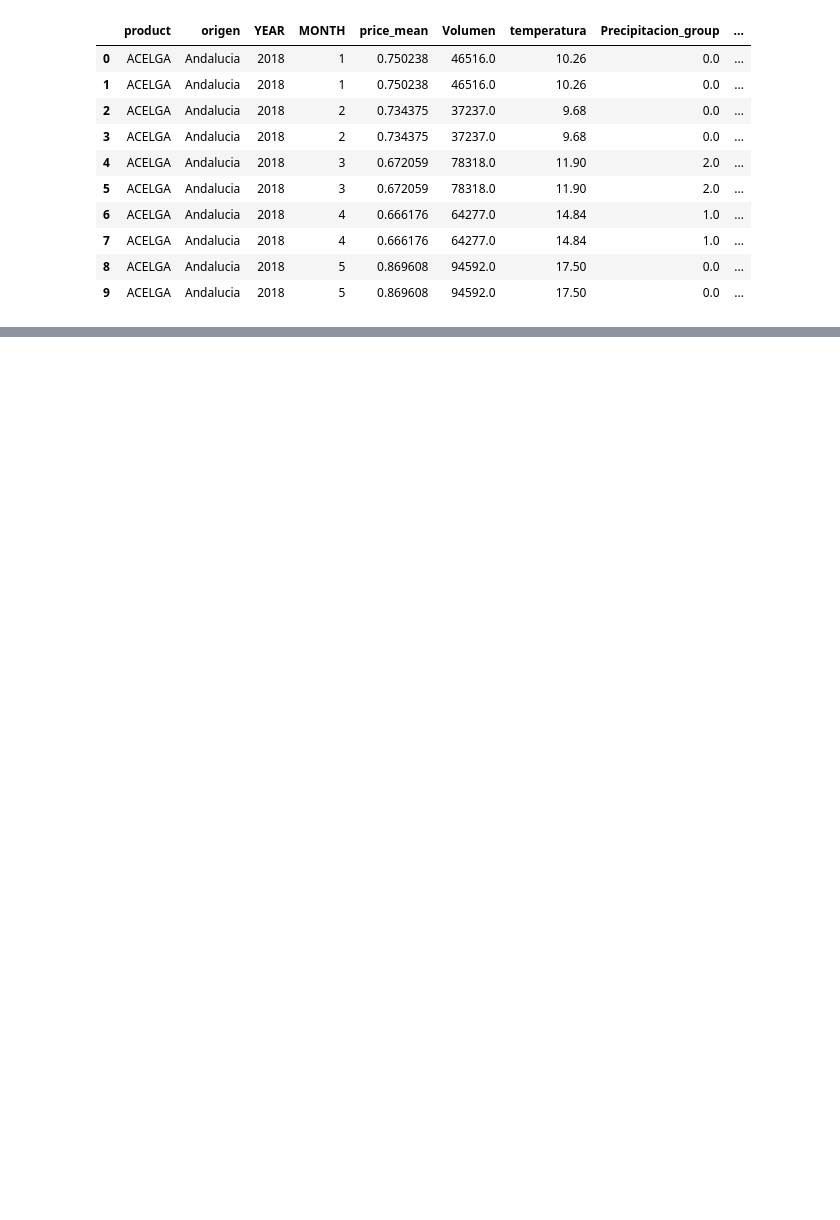
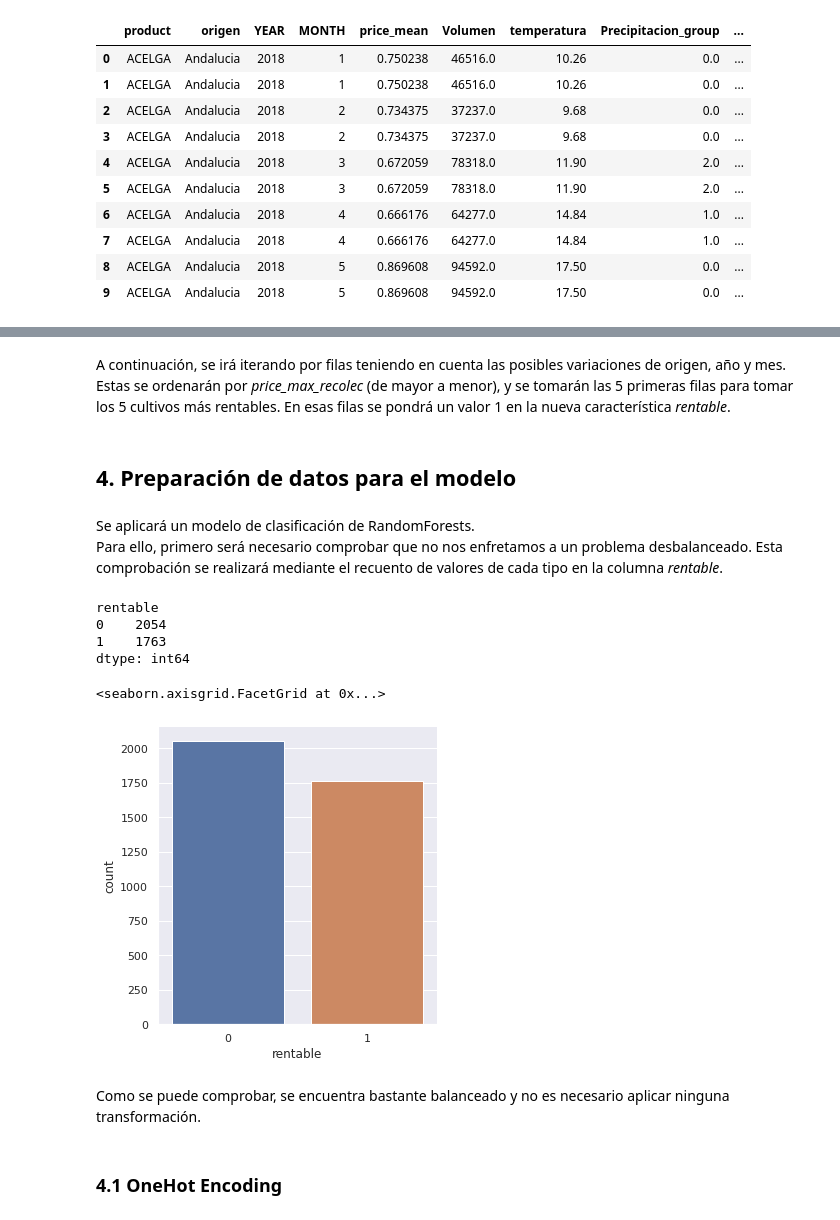
Before and after one commit to Laura-VFA/DataMining-21-22, a Jupyter notebook: DM_Entrega3.ipynb, the cells around one changed output, grey strips where cells are left out. Saved outputs shown, nothing was run; the diff lists cells and outputs as text; code cells hidden in the pictures; blank space fills up the shorter version.

```diff
--- a/DM_Entrega3.ipynb
+++ b/DM_Entrega3.ipynb
@@ -109,2 +122,2 @@ for index in agroanalisis.index:
 # %%
-agroanalisis.drop(axis=1, labels=['Dias entre riego zona seca', 'Dias entre riego zona húmeda', 'Min siem-recol', 'Max siem-recol'])
+agroanalisis.drop(axis=1, labels=['Dias entre riego zona seca', 'Dias entre riego zona húmeda', 'Min siem-recol', 'Max siem-recol'], inplace=True)
@@ -125,3 +137,6 @@ agroanalisis.drop(axis=1, labels=['Dias entre riego zona seca', 'Dias entre rieg
+# %%
+agroanalisis.drop(agroanalisis[agroanalisis['Volumen_max_recolec'] <= 0].index, inplace=True)
+agroanalisis.drop(labels=['price_mean', 'Volumen'], axis=1, inplace=True)
 # %%
 # Probamos a filtrar en funcion de la precipitacion y la  humedá que necesita er cultivo
 #agroanalisis[agroanalisis['Precipitacion_group'] - agroanalisis['need_humidity_group'] <= 1]
@@ -142,0 +150,3 @@ agroanalisis.drop(axis=1, labels=['Dias entre riego zona seca', 'Dias entre rieg
+# %%
+agroanalisis['rentable'] = 0 # Creación de nueva columna, todos los valores 0
+agroanalisis.head()
@@ -142,0 +160,2 @@ agroanalisis.drop(axis=1, labels=['Dias entre riego zona seca', 'Dias entre rieg
+# %% [markdown]
+A continuación, se irá iterando por filas teniendo en cuenta las posibles variaciones de origen, año y mes. Estas se ordenarán por *price_max_recolec* (de mayor a menor), y se tomarán las 5 primeras filas para tomar los 5 cultivos más rentables. En esas filas se pondrá un valor 1 en la nueva característica *rentable*.
@@ -142,0 +174,23 @@ agroanalisis.drop(axis=1, labels=['Dias entre riego zona seca', 'Dias entre rieg
+# %% [markdown]
+## 4. Preparación de datos para el modelo
+# %% [markdown]
+Se aplicará un modelo de clasificación de RandomForests.
+Para ello, primero será necesario comprobar que no nos enfretamos a un problema desbalanceado. Esta comprobación se realizará mediante el recuento de valores de cada tipo en la columna *rentable*.
+# %%
+import seaborn as sb
+sb.set(style='darkgrid')
+
+print(agroanalisis.groupby('rentable').size())
+
+sb.catplot(x='rentable', data=agroanalisis, kind='count')
+# %% [output]
+rentable
+0    2054
+1    1763
+dtype: int64
+<seaborn.axisgrid.FacetGrid at 0x...>
+[figure, added]
+# %% [markdown]
+Como se puede comprobar, se encuentra bastante balanceado y no es necesario aplicar ninguna transformación.
+# %% [markdown]
+### 4.1 OneHot Encoding
```
Also changed, not shown: parts of 44 cells of this notebook.
